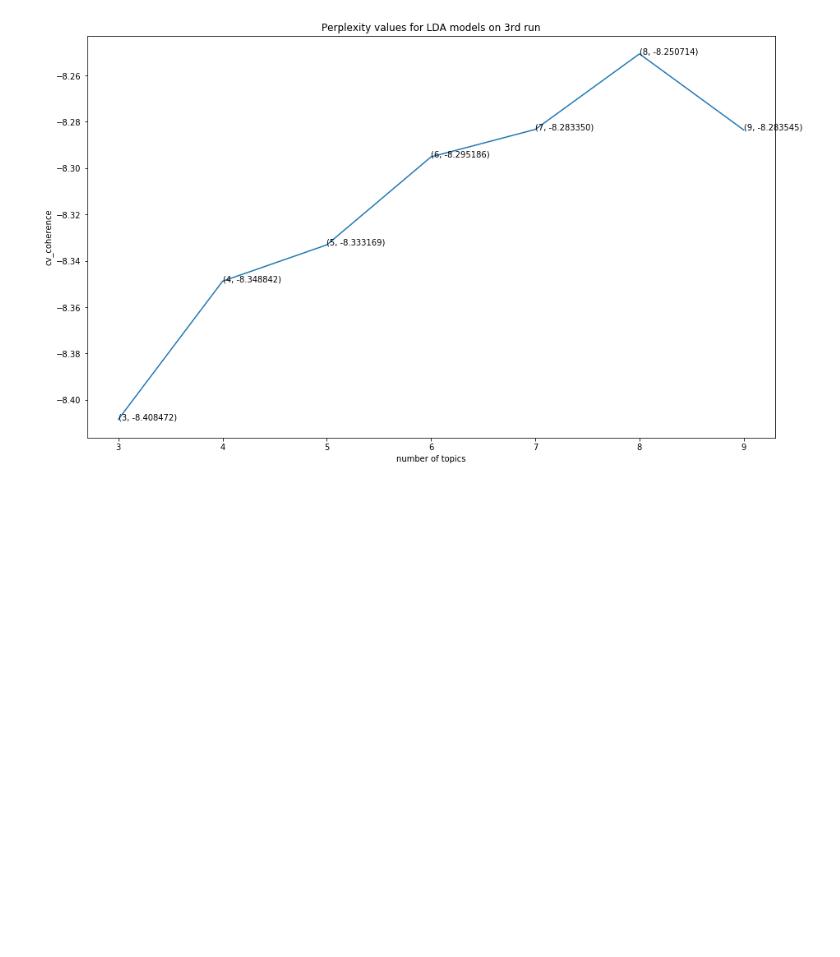
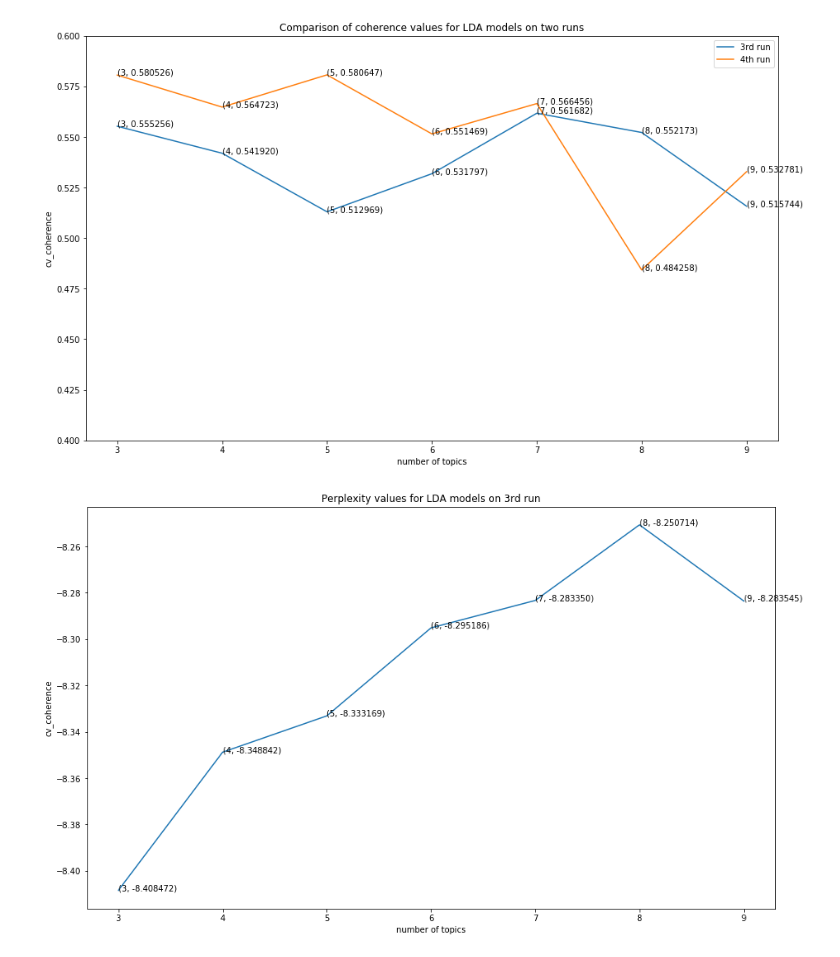
Before and after one commit to niyatibafna/Email-Clustering-on-the-Enron-Dataset, a Jupyter notebook: notebooks/Visualisation.ipynb, the cells around one changed output. Drawn from its saved outputs; the diff is of its cells as text; code cells hidden in the pictures; blank space fills up the shorter version.

```diff
--- a/notebooks/Visualisation.ipynb
+++ b/notebooks/Visualisation.ipynb
@@ -82 +87,48 @@ plot_coherence(old_x, old_y, title)
+# %%
+# Plot new LDA coherence values
+# run4: 3-8
+old_y = list()
+old_x = list()
+new_x = list()
+new_y = list()
+
+# Read the old inputs
+with open("../data-out/run2lda_cv.txt", "r") as inf:
+    for line in inf:
+        line = line.strip('\n')
+        old_y.append(float(line.split(" ")[1]))
+        old_x.append(int(line.split(" ")[0]))
+
+# Read the new inputs
+with open("../data-out/run3lda_cv.txt", "r") as inf:
+    for line in inf:
+        line = line.strip('\n')
+        new_y.append(float(line.split(" ")[1]))
+        new_x.append(int(line.split(" ")[0]))
+
+# Set the title for this plot
+title = 'Comparison of coherence values for LDA models on two runs'
+
+plt.figure(figsize=(15, 9))
+
+plt.plot(old_x, old_y, label="3rd run")
+plt.plot(new_x, new_y, label="4th run")
+
+plt.ylim(0.40, 0.60)
+
+for a,b in zip(old_x, old_y):
+    plt.annotate('(%s, %.6f)' % (a,b), xy=(a,b), textcoords='data')
+
+for a,b in zip(new_x, new_y):
+    plt.annotate('(%s, %.6f)' % (a,b), xy=(a,b), textcoords='data')
+
+plt.title(title)
+
+plt.ylabel("cv_coherence")
+plt.xlabel("number of topics")
+plt.legend()
+# plt.show()
+plt.savefig('compare-lda34.png')
+# %% [output]
+[figure, added]
 # %%
```
Also changed, not shown: parts of 13 cells of this notebook, 2 other files.
